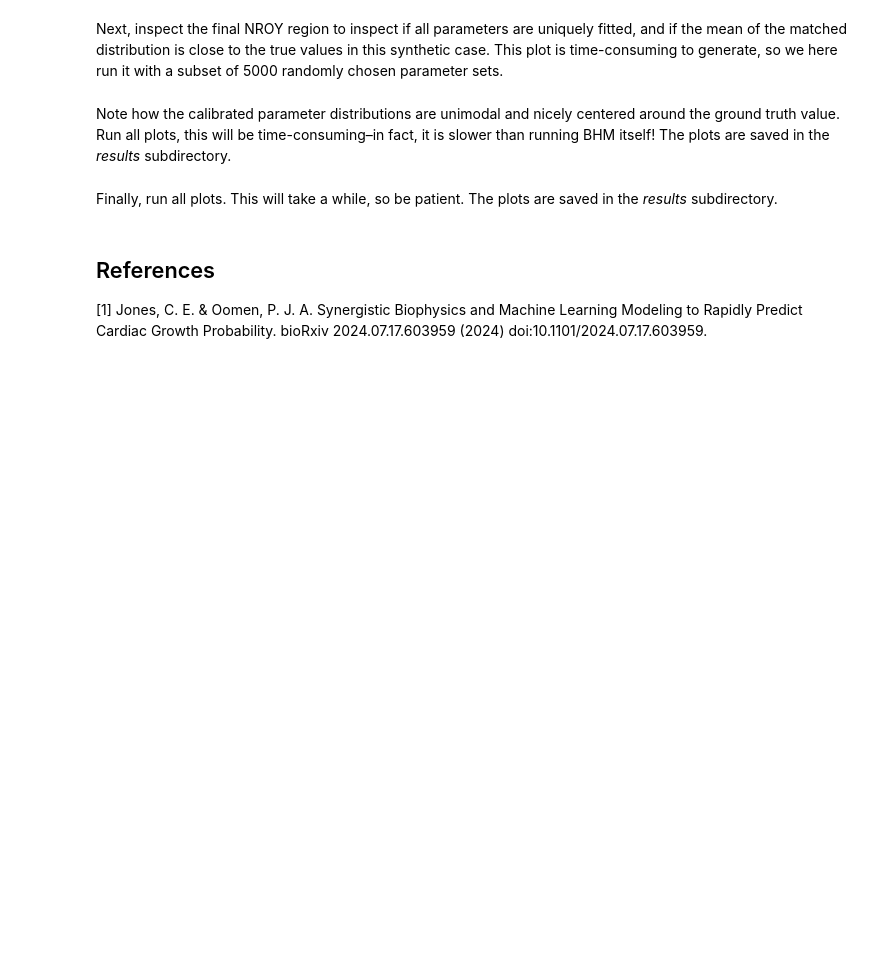
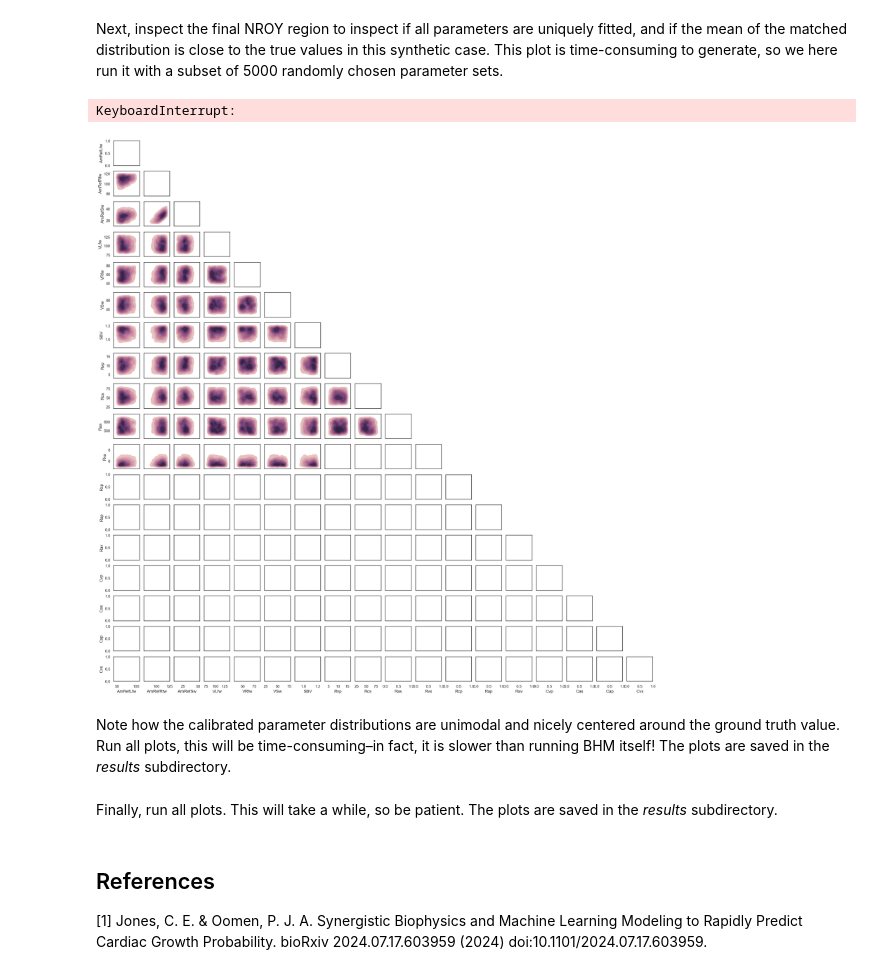
Before and after one commit to sallakim/chameleon, a Jupyter notebook: examples/test_P21_Hx.ipynb, the cells around one changed output. Drawn from its saved outputs; the diff is of its cells as text; code cells hidden in the pictures; blank space fills up the shorter version.

```diff
--- a/examples/test_P21_Hx.ipynb
+++ b/examples/test_P21_Hx.ipynb
@@ -477,7 +536,10 @@ EOFError: Ran out of input
 # %% [markdown]
 Next, inspect the final NROY region to inspect if all parameters are uniquely fitted, and if the mean of the matched distribution is close to the true values in this synthetic case. This plot is time-consuming to generate, so we here run it with a subset of 5000 randomly chosen parameter sets.
 # %%
-#colors.plot_nroy_x(n_samples=5000, show_fig=True)
+colors.plot_nroy_x(n_samples=5000, show_fig=True)
+# %% [output]
+KeyboardInterrupt:
+[figure, added]
 # %% [markdown]
 Note how the calibrated parameter distributions are unimodal and nicely centered around the ground truth value. Run all plots, this will be time-consuming–in fact, it is slower than running BHM itself! The plots are saved in the *results* subdirectory.
 # %%
```
Also changed, not shown: parts of 18 cells of this notebook.
